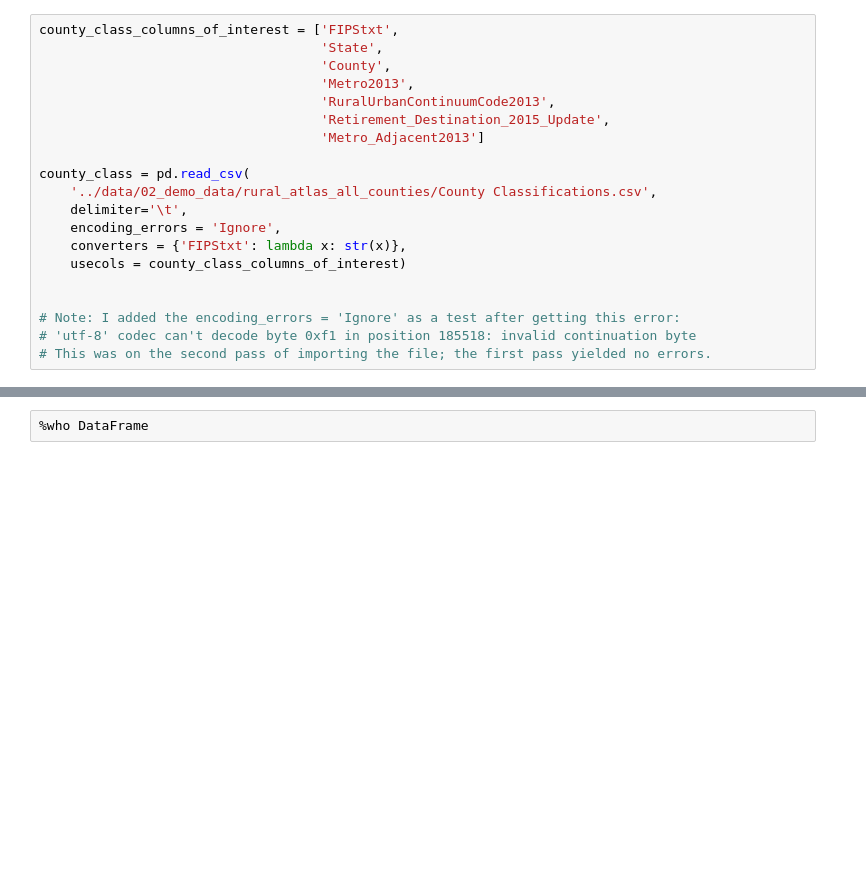
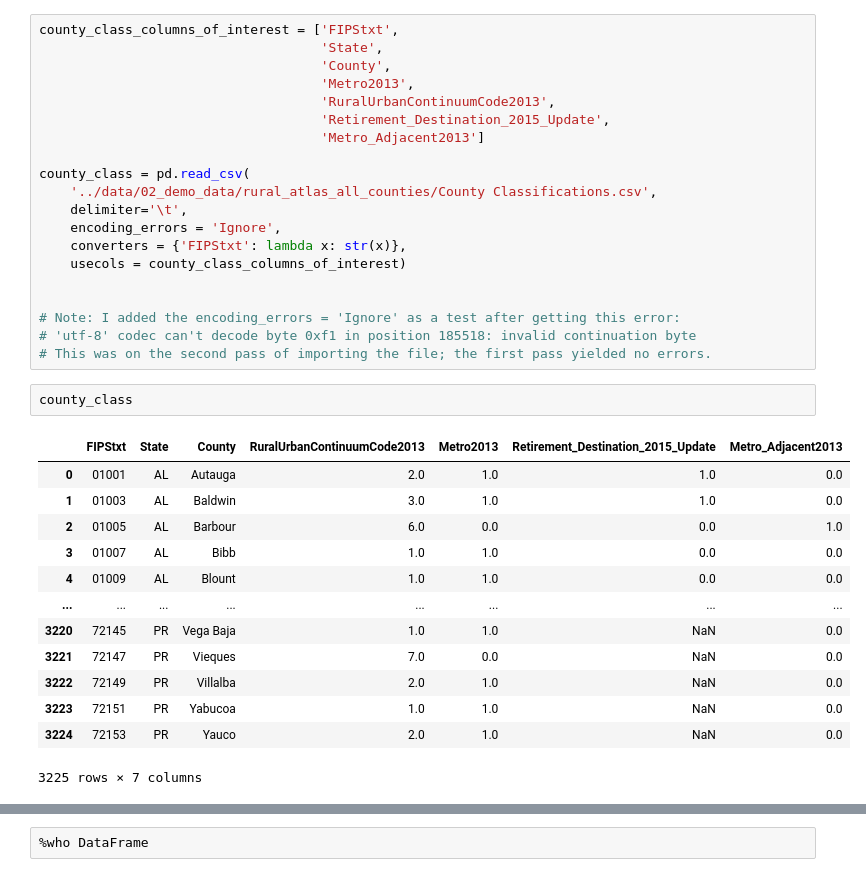
Before and after one commit to calculaterceec/Proj4Team2, a Jupyter notebook: code/02-01-Demo_Data.ipynb, the cells around one changed output, grey strips where cells are left out. Drawn from its saved outputs; the diff is of its cells as text; blank space fills up the shorter version.

```diff
--- a/code/02-01-Demo_Data.ipynb
+++ b/code/02-01-Demo_Data.ipynb
@@ -440,3 +440,19 @@ county_class = pd.read_csv(
 # Note: I added the encoding_errors = 'Ignore' as a test after getting this error:
 # 'utf-8' codec can't decode byte 0xf1 in position 185518: invalid continuation byte
 # This was on the second pass of importing the file; the first pass yielded no errors.
+# %%
+county_class
+# %% [output]
+|  | FIPStxt | State | County | RuralUrbanContinuumCode2013 | Metro2013 | Retirement_Destination_2015_Update | Metro_Adjacent2013 |
+| 0 | 01001 | AL | Autauga | 2.0 | 1.0 | 1.0 | 0.0 |
+| 1 | 01003 | AL | Baldwin | 3.0 | 1.0 | 1.0 | 0.0 |
+| 2 | 01005 | AL | Barbour | 6.0 | 0.0 | 0.0 | 1.0 |
+| 3 | 01007 | AL | Bibb | 1.0 | 1.0 | 0.0 | 0.0 |
+| 4 | 01009 | AL | Blount | 1.0 | 1.0 | 0.0 | 0.0 |
+| ... | ... | ... | ... | ... | ... | ... | ... |
+| 3220 | 72145 | PR | Vega Baja | 1.0 | 1.0 | NaN | 0.0 |
+| 3221 | 72147 | PR | Vieques | 7.0 | 0.0 | NaN | 0.0 |
+| 3222 | 72149 | PR | Villalba | 2.0 | 1.0 | NaN | 0.0 |
+| 3223 | 72151 | PR | Yabucoa | 1.0 | 1.0 | NaN | 0.0 |
+| 3224 | 72153 | PR | Yauco | 2.0 | 1.0 | NaN | 0.0 |
+3225 rows × 7 columns
```
Also changed, not shown: parts of 7 cells of this notebook, 9 other files.
